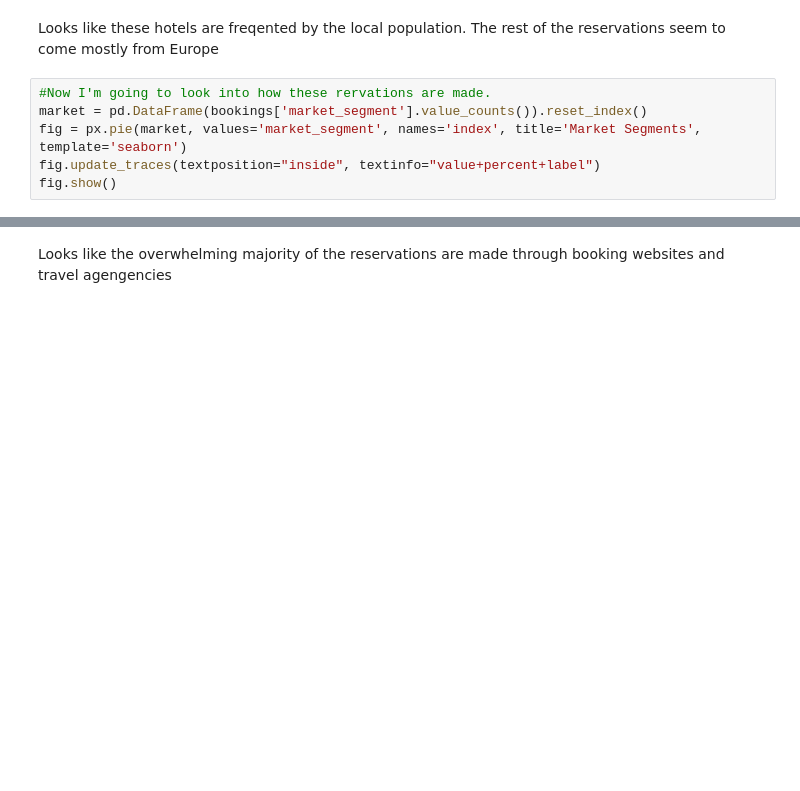
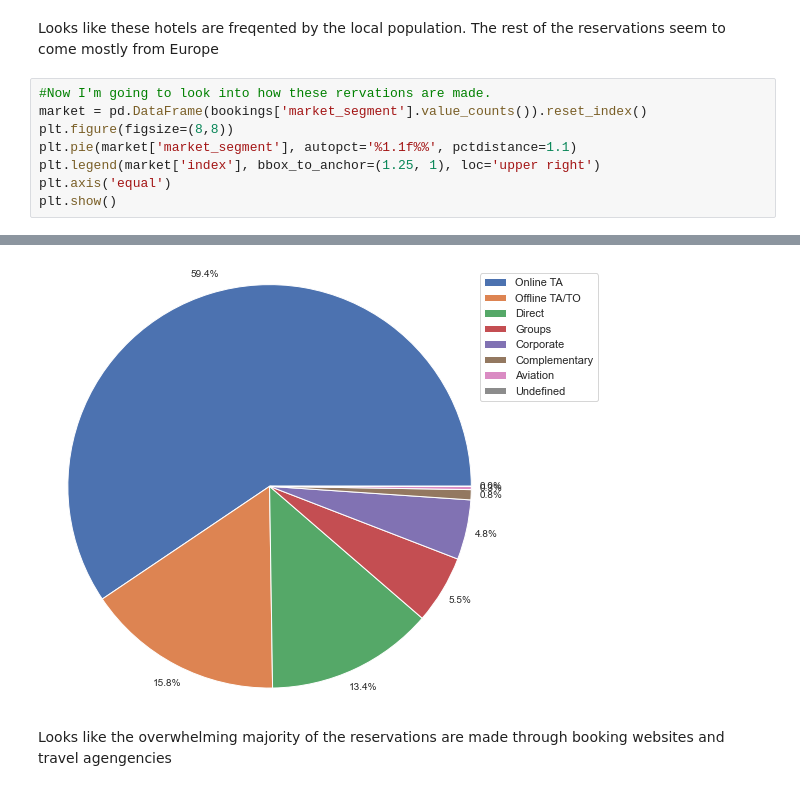
Before and after one commit to asaint13/Capstone_Two-Booking_Cancelations, a Jupyter notebook: 03-EDA.ipynb, the cells around one changed output, grey strips where cells are left out. Drawn from its saved outputs; the diff is of its cells as text; blank space fills up the shorter version.

```diff
--- a/03-EDA.ipynb
+++ b/03-EDA.ipynb
@@ -341,7 +341,9 @@ Looks like these hotels are freqented by the local population. The rest of the r
 # %%
 #Now I'm going to look into how these rervations are made.
 market = pd.DataFrame(bookings['market_segment'].value_counts()).reset_index()
-fig = px.pie(market, values='market_segment', names='index', title='Market Segments', template='seaborn')
-fig.update_traces(textposition="inside", textinfo="value+percent+label")
-fig.show()
+plt.figure(figsize=(8,8))
+plt.pie(market['market_segment'], autopct='%1.1f%%', pctdistance=1.1)
+plt.legend(market['index'], bbox_to_anchor=(1.25, 1), loc='upper right')
+plt.axis('equal')
+plt.show()
 # %% [output]
@@ -349,3 +350,4 @@ fig.show()
+[figure, added]
 # %% [markdown]
 Looks like the overwhelming majority of the reservations are made through booking websites and travel agengencies
 # %%
```
Also changed, not shown: parts of 26 cells of this notebook, 1 other file.
